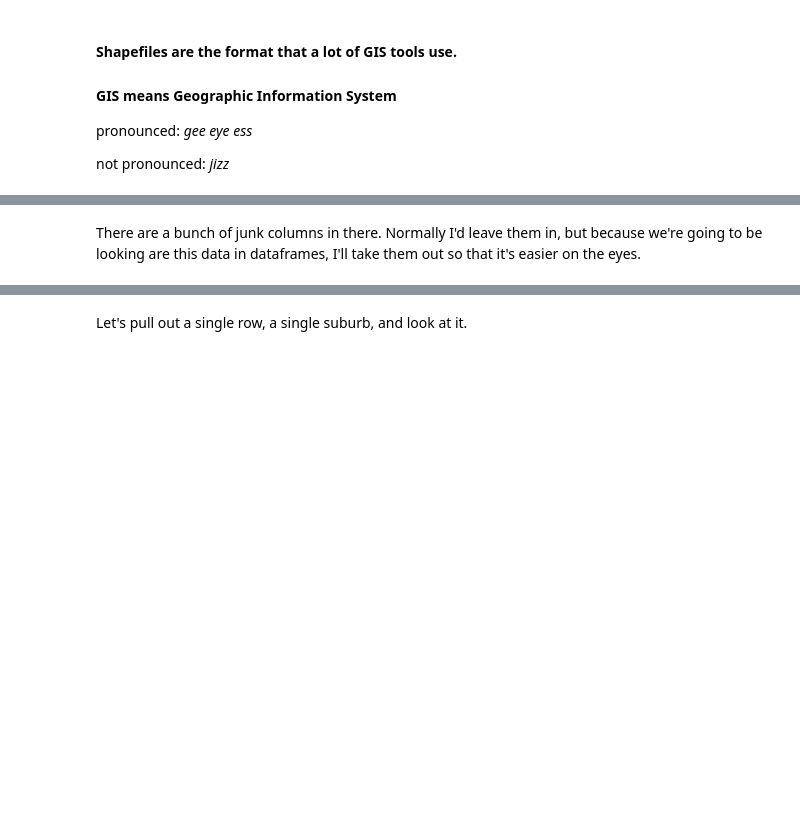
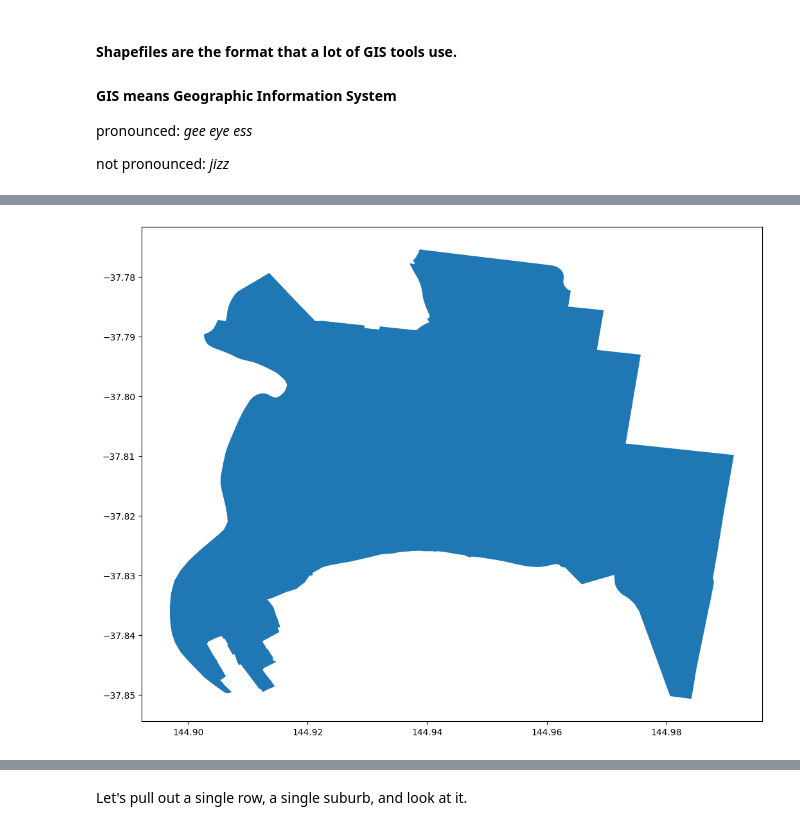
Before and after one commit to FelixL777/1, a Jupyter notebook: maps/maps.ipynb, the cells around one changed output, grey strips where cells are left out. Drawn from its saved outputs; the diff is of its cells as text; code cells hidden in the pictures; blank space fills up the shorter version.

```diff
--- a/maps/maps.ipynb
+++ b/maps/maps.ipynb
@@ -114,5 +92,5 @@ burbs = gp.GeoDataFrame.from_file(shp_file_name)
 burbs.set_crs(epsg=5234, inplace=True, allow_override=True)
 # https://epsg.io/8021
 # GDA2020 is the latest and least wrong coord set for Sydney
-burbs.sample(2)
+ax = burbs.plot()
 # %% [output]
@@ -122,2 +97 @@ burbs.sample(2)
+[figure, added]
-# %% [markdown]
-There are a bunch of junk columns in there. Normally I'd leave them in, but because we're going to be looking are this data in dataframes, I'll take them out so that it's easier on the eyes.
```
Also changed, not shown: parts of 14 cells of this notebook, 1 other file.
